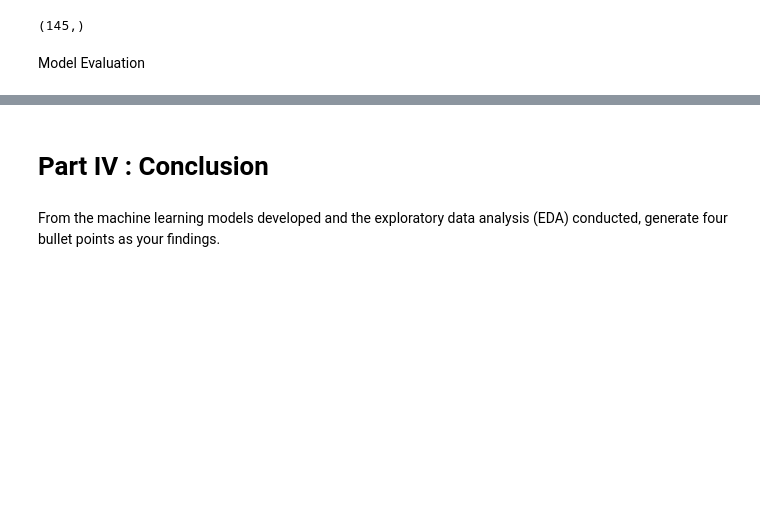
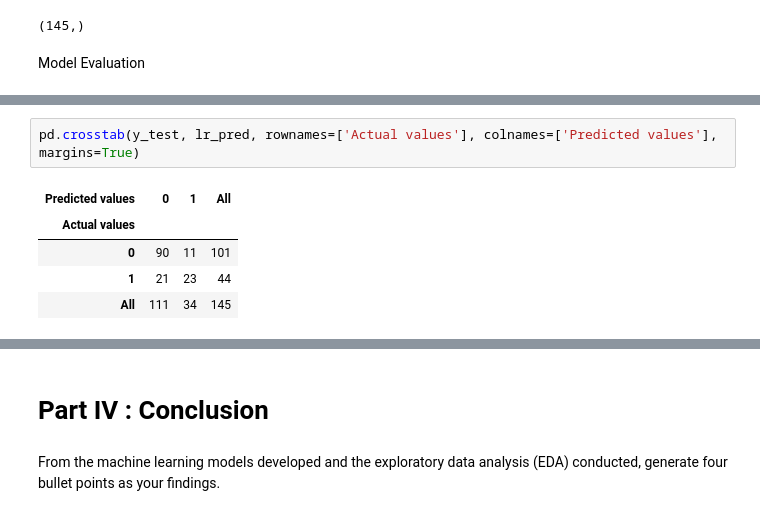
Before and after one commit to LaraOnipede/ML-project-supervised-learning, a Jupyter notebook: Supervised Learning - Project.ipynb, the cells around one changed output, grey strips where cells are left out. Cells and saved outputs as stored; diff of their text form; blank space fills up the shorter version.

```diff
--- a/Supervised Learning - Project.ipynb
+++ b/Supervised Learning - Project.ipynb
@@ -606,0 +650,8 @@ y_pred_proba = logreg_model.predict_proba(X_test)[:, 1]  # Probability predictio
+# %%
+pd.crosstab(y_test, lr_pred, rownames=['Actual values'], colnames=['Predicted values'], margins=True)
+# %% [output]
+| Predicted values | 0 | 1 | All |
+| Actual values |  |  |  |
+| 0 | 90 | 11 | 101 |
+| 1 | 21 | 23 | 44 |
+| All | 111 | 34 | 145 |
```
Also changed, not shown: parts of 20 cells of this notebook.
